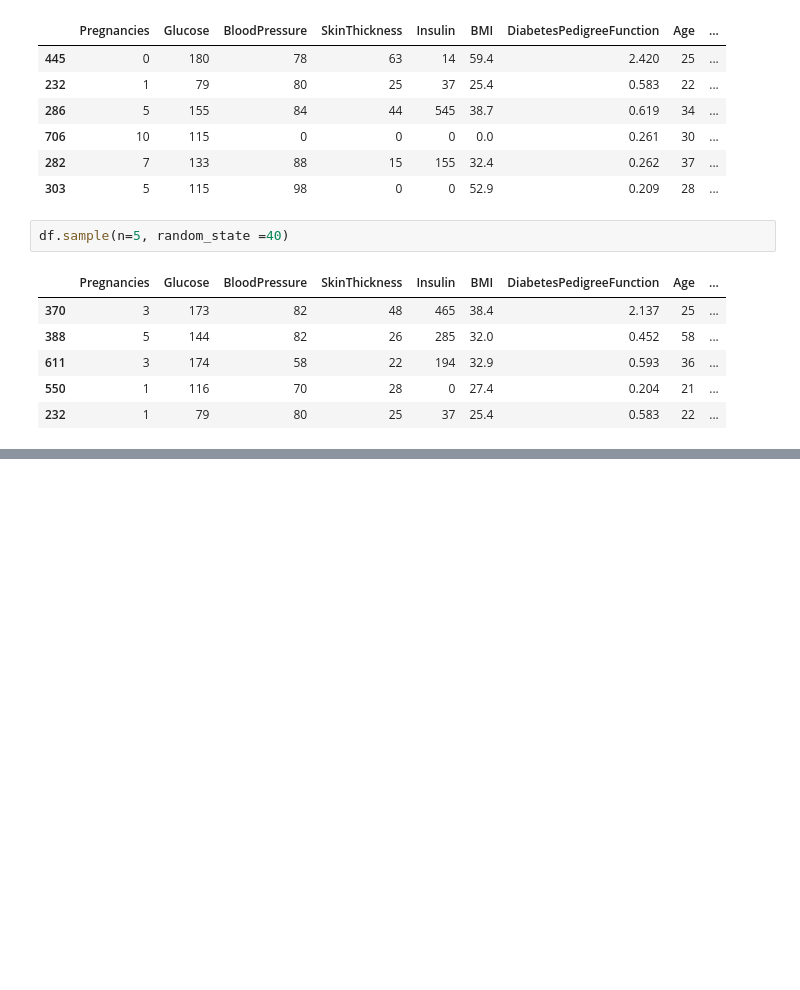
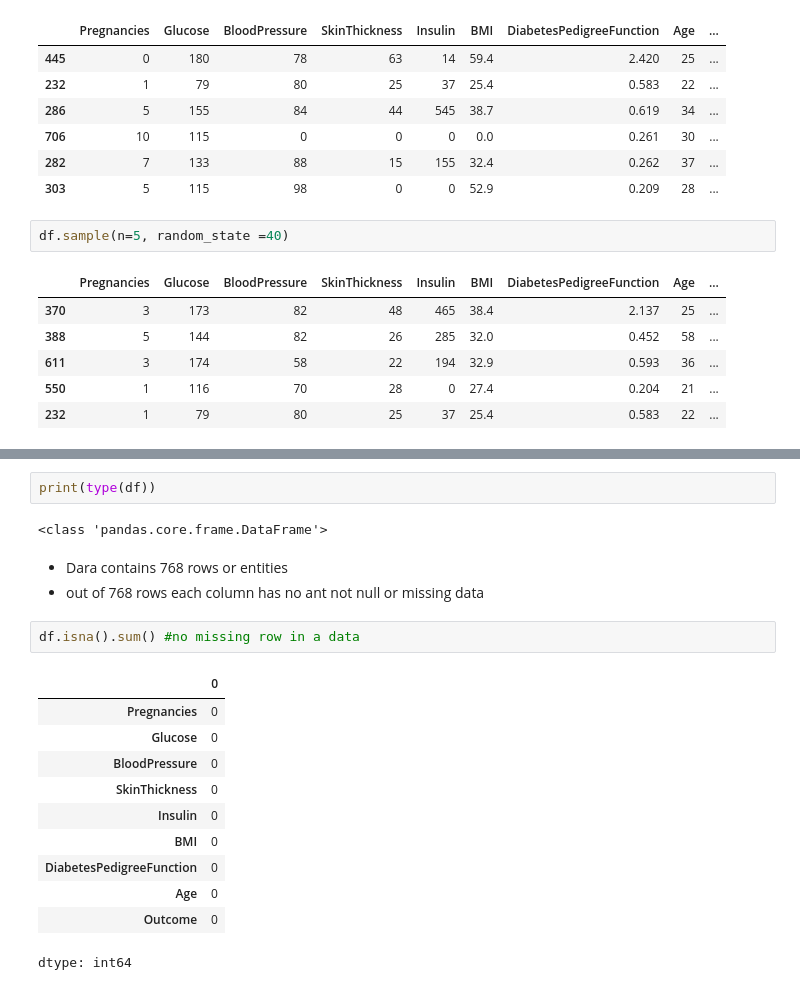
Before and after one commit to Roshanshres/predict-diabetes-svm-, a Jupyter notebook: diabeties_using_svm.ipynb, the cells around one changed output, grey strips where cells are left out. Saved outputs shown, nothing was run; the diff lists cells and outputs as text; blank space fills up the shorter version.

```diff
--- a/diabeties_using_svm.ipynb
+++ b/diabeties_using_svm.ipynb
@@ -59,0 +95,23 @@ df.sample(n=5, random_state =40)
+# %%
+print(type(df))
+# %% [output]
+<class 'pandas.core.frame.DataFrame'>
+# %% [markdown]
+
+
+*   Dara contains 768 rows or entities
+*   out of 768 rows each column has no ant not null or missing data
+# %%
+df.isna().sum() #no missing row in a data
+# %% [output]
+|  | 0 |
+| Pregnancies | 0 |
+| Glucose | 0 |
+| BloodPressure | 0 |
+| SkinThickness | 0 |
+| Insulin | 0 |
+| BMI | 0 |
+| DiabetesPedigreeFunction | 0 |
+| Age | 0 |
+| Outcome | 0 |
+dtype: int64
```
Also changed, not shown: parts of 3 cells of this notebook.
